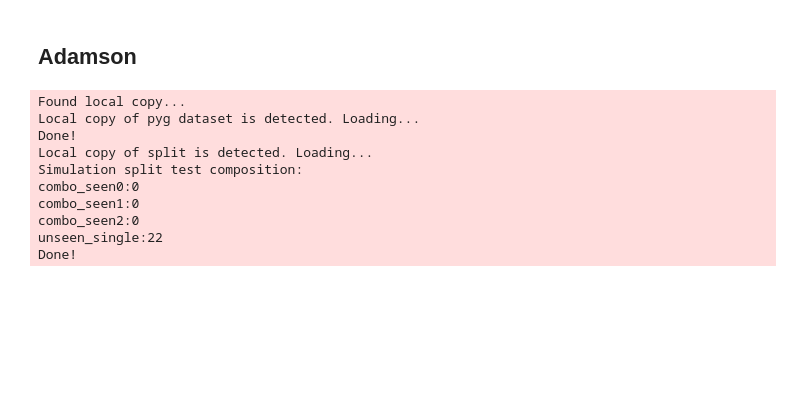
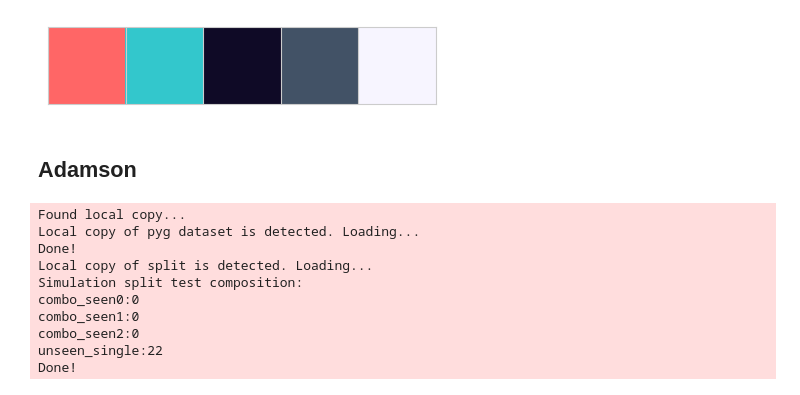
Before and after one commit to turbine-ai/PerturbSeqPredBenchmark, a Jupyter notebook: notebooks/001_bulk_model.ipynb, the cells around one changed output. Cells and saved outputs as stored; diff of their text form; code cells hidden in the pictures; blank space fills up the shorter version.

```diff
--- a/notebooks/001_bulk_model.ipynb
+++ b/notebooks/001_bulk_model.ipynb
@@ -34,0 +16,7 @@ def eval(pred: np.ndarray, data: pd.DataFrame, de_target: bool):
+# %%
+sns.set_style("whitegrid")
+colors = ['#FF6666', '#33C7CC', '#0F0A26', '#425266', '#F7F5FF']
+sns.set_palette(sns.color_palette(colors))
+sns.palplot(sns.color_palette(colors))
+# %% [output]
+[figure, added]
```
Also changed, not shown: parts of 66 cells of this notebook.
